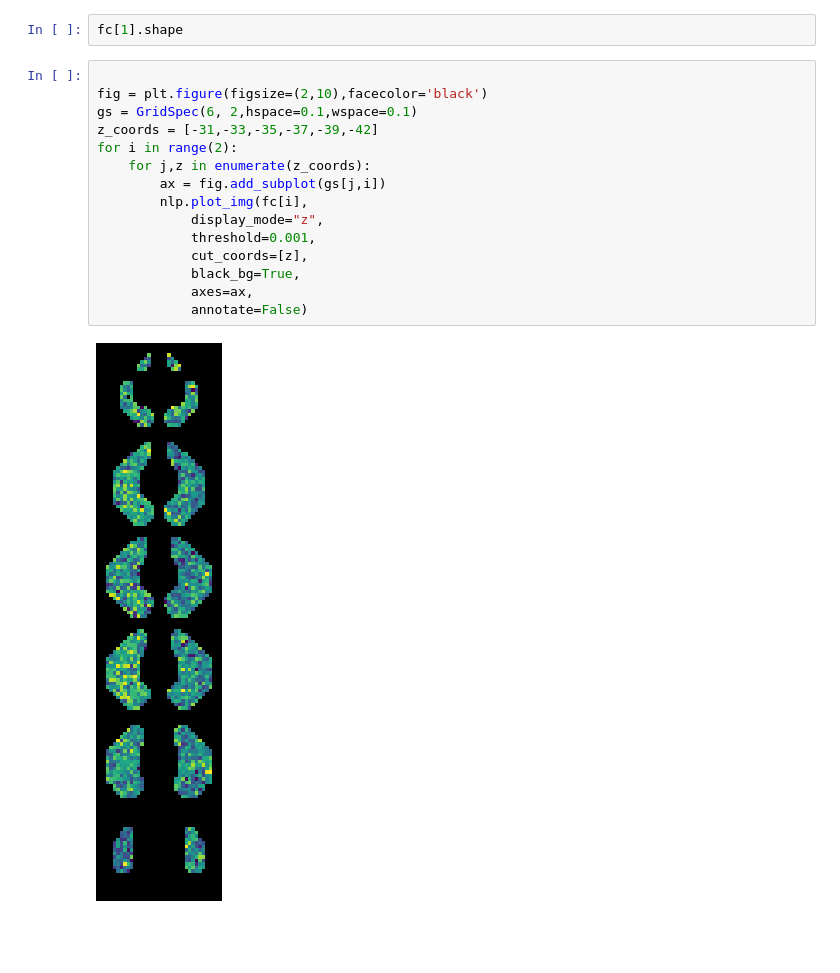
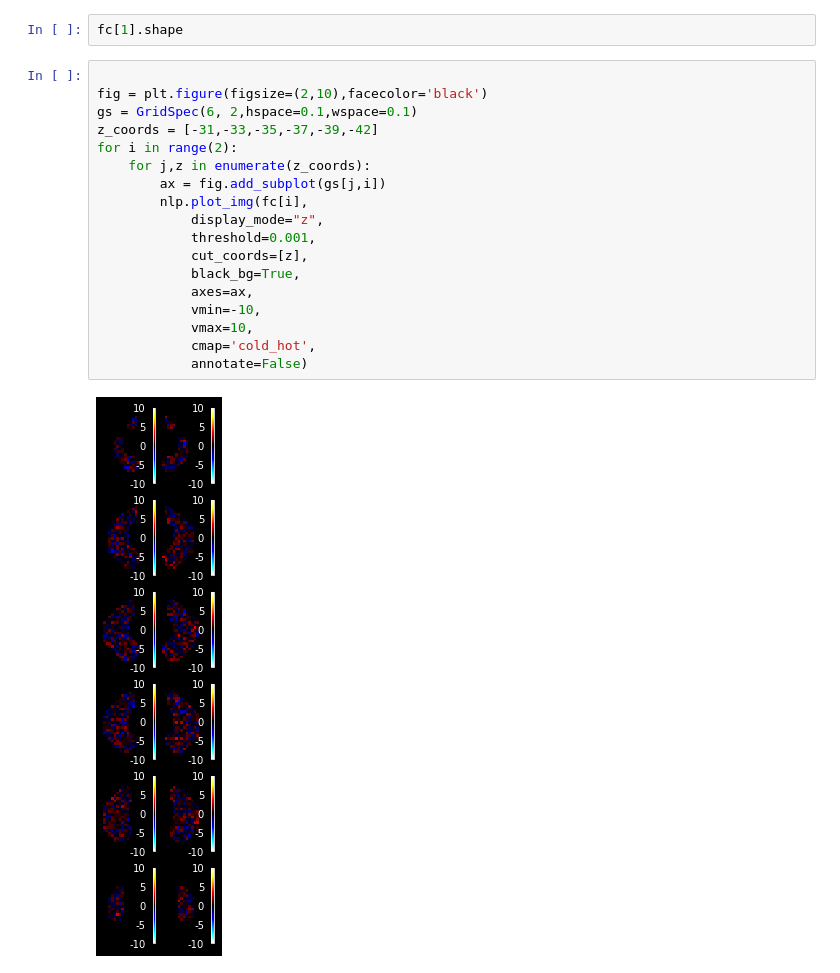
Before and after one commit to DiedrichsenLab/Functional_Fusion, a Jupyter notebook: notebooks/plot_maps.ipynb, the cells around one changed output. Drawn from its saved outputs; the diff is of its cells as text; blank space fills up the shorter version.

```diff
--- a/notebooks/plot_maps.ipynb
+++ b/notebooks/plot_maps.ipynb
@@ -82,17 +82,20 @@ fc[1].shape
 # %%
 
 fig = plt.figure(figsize=(2,10),facecolor='black')
 gs = GridSpec(6, 2,hspace=0.1,wspace=0.1)
 z_coords = [-31,-33,-35,-37,-39,-42]
 for i in range(2):
     for j,z in enumerate(z_coords):
         ax = fig.add_subplot(gs[j,i])
         nlp.plot_img(fc[i],
             display_mode="z",
             threshold=0.001,
             cut_coords=[z],
             black_bg=True,
             axes=ax,
+            vmin=-10,
+            vmax=10,
+            cmap='cold_hot',
             annotate=False)
 # %% [output]
-[figure, old version]
+[figure, new version]
```
